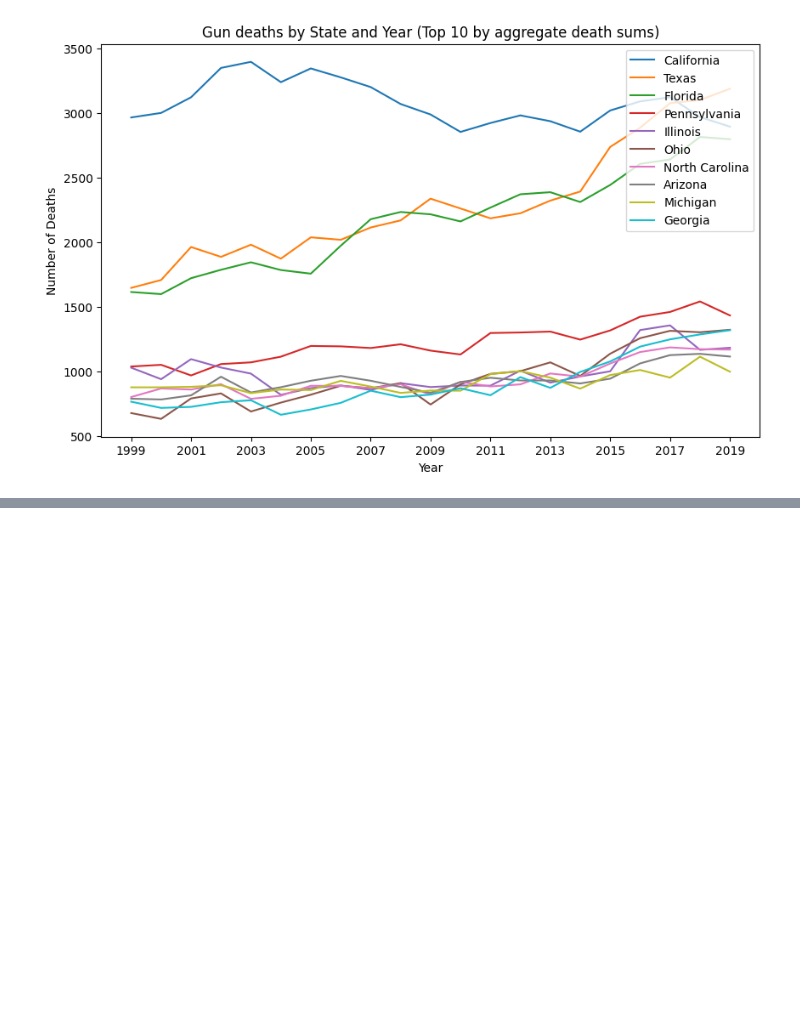
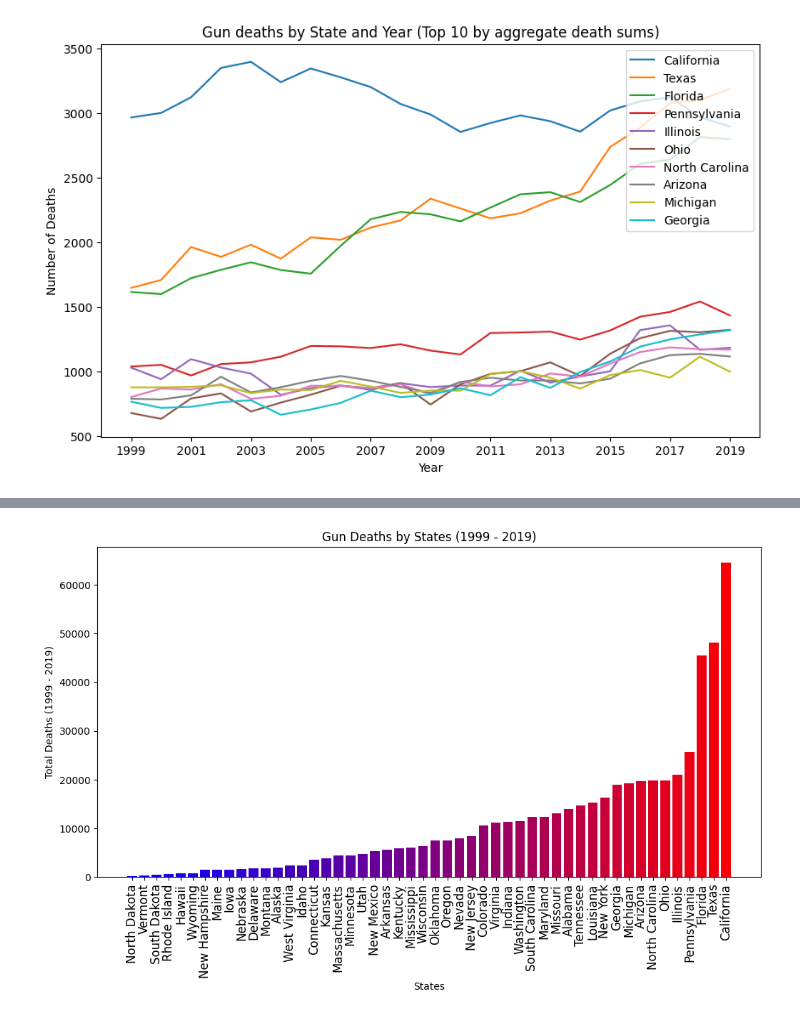
Before and after one commit to JhaoZ/Gun-Deaths-Analysis, a Jupyter notebook: analysis.ipynb, the cells around one changed output, grey strips where cells are left out. Cells and saved outputs as stored; diff of their text form; code cells hidden in the pictures; blank space fills up the shorter version.

```diff
--- a/analysis.ipynb
+++ b/analysis.ipynb
@@ -72,0 +106,18 @@ plt.show()
+# %%
+# Aggregate deaths by state
+
+df_aggregate_deaths_by_state = df.groupby("State_Name").agg("sum").reset_index()
+df_aggregate_deaths_by_state = df_aggregate_deaths_by_state.sort_values(by="Deaths")
+color_list = [(0, 'blue'), (1, 'red')]
+rvb = mcolors.LinearSegmentedColormap.from_list("", color_list)
+N = 50
+x = np.arange(N).astype(float)
+plt.figure(figsize = (12, 6))
+plt.bar(df_aggregate_deaths_by_state['State_Name'], df_aggregate_deaths_by_state['Deaths'], color = rvb(x/N))
+plt.xticks(fontsize=12, rotation=90)
+plt.xlabel("States")
+plt.ylabel("Total Deaths (1999 - 2019)")
+plt.title("Gun Deaths by States (1999 - 2019)")
+plt.show()
+# %% [output]
+[figure, added]
```
Also changed, not shown: parts of 6 cells of this notebook.
